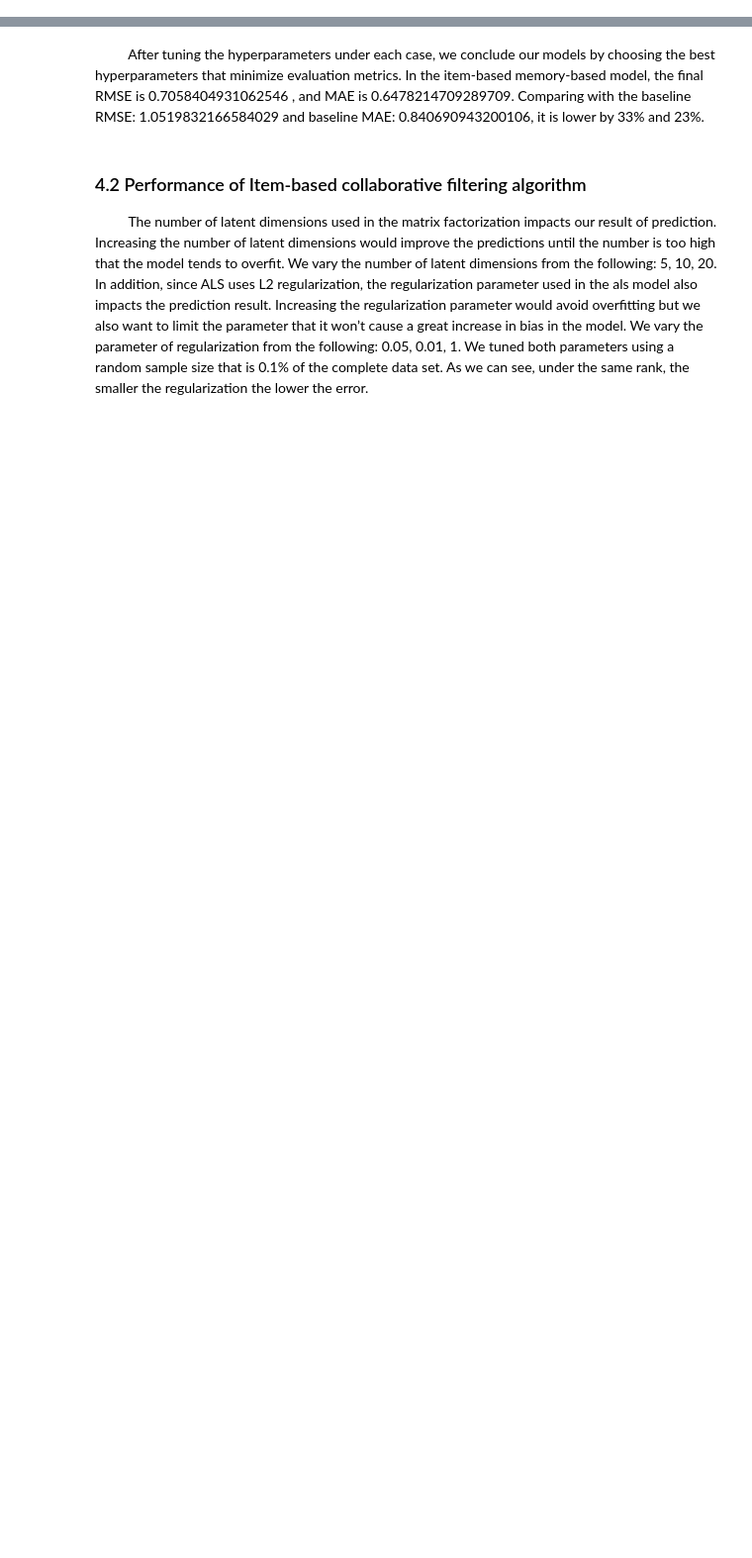
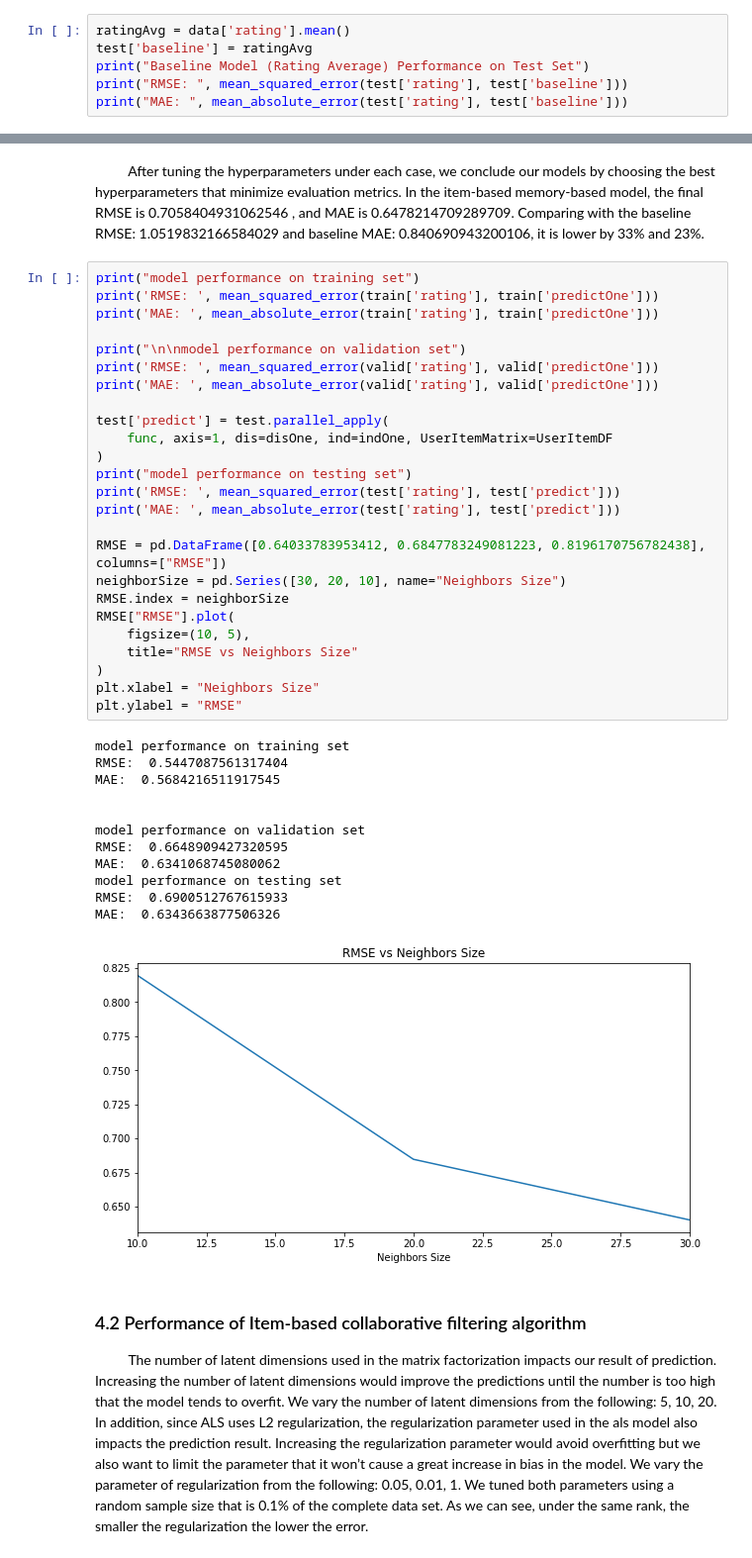
Before and after one commit to jingyouu/4571, a Jupyter notebook: Project1.ipynb, the cells around one changed output, grey strips where cells are left out. Shown at 99% size. Saved outputs shown, nothing was run; the diff lists cells and outputs as text; blank space fills up the shorter version.

```diff
--- a/Project1.ipynb
+++ b/Project1.ipynb
@@ -143,3 +276,9 @@ $\qquad$ We use user coverage to calculate coverage on training and test data. F
 # %% [markdown]
 ### 4. Model Performance ###
 $\qquad$ We implement the root mean square error (RMSE) and mean absolute error (MAE) measurements in the memory-based model to evaluate its performance, while implementing RMSE in the model-based model. In order to achieve relatively better RMSE, we’ve performed grid search to tune the hyperparameters in each model.
+# %%
+ratingAvg = data['rating'].mean()
+test['baseline'] = ratingAvg
+print("Baseline Model (Rating Average) Performance on Test Set")
+print("RMSE: ", mean_squared_error(test['rating'], test['baseline']))
+print("MAE: ", mean_absolute_error(test['rating'], test['baseline']))
@@ -149,5 +351,43 @@ $\qquad$ It is obvious that the size of the neighbourhood would affect the resul
 # %% [markdown]
 $\qquad$ After tuning the hyperparameters under each case, we conclude our models by choosing the best hyperparameters that minimize evaluation metrics. In the item-based memory-based model, the final RMSE is 0.7058404931062546 , and MAE is  0.6478214709289709. Comparing with the baseline RMSE: 1.0519832166584029 and baseline MAE: 0.840690943200106, it is lower by 33% and 23%.
+# %%
+print("model performance on training set")
+print('RMSE: ', mean_squared_error(train['rating'], train['predictOne']))
+print('MAE: ', mean_absolute_error(train['rating'], train['predictOne']))
+
+print("\n\nmodel performance on validation set")
+print('RMSE: ', mean_squared_error(valid['rating'], valid['predictOne']))
+print('MAE: ', mean_absolute_error(valid['rating'], valid['predictOne']))
+
+test['predict'] = test.parallel_apply(
+    func, axis=1, dis=disOne, ind=indOne, UserItemMatrix=UserItemDF
+)
+print("model performance on testing set")
+print('RMSE: ', mean_squared_error(test['rating'], test['predict']))
+print('MAE: ', mean_absolute_error(test['rating'], test['predict']))
+
+RMSE = pd.DataFrame([0.64033783953412, 0.6847783249081223, 0.8196170756782438], columns=["RMSE"])
+neighborSize = pd.Series([30, 20, 10], name="Neighbors Size")
+RMSE.index = neighborSize
+RMSE["RMSE"].plot(
+    figsize=(10, 5),
+    title="RMSE vs Neighbors Size"
+)
+plt.xlabel = "Neighbors Size"
+plt.ylabel = "RMSE"
+# %% [output]
+model performance on training set
+RMSE:  0.5447087561317404
+MAE:  0.5684216511917545
+
+
+model performance on validation set
+RMSE:  0.6648909427320595
+MAE:  0.6341068745080062
+model performance on testing set
+RMSE:  0.6900512767615933
+MAE:  0.6343663877506326
+[figure, added]
 # %% [markdown]
 ### 4.2 Performance of Item-based collaborative filtering algorithm
 $\qquad$ The number of latent dimensions used in the matrix factorization impacts our result of prediction. Increasing the number of latent dimensions would improve the predictions until the number is too high that the model tends to overfit. We vary the number of latent dimensions from the following: 5, 10, 20. In addition, since ALS uses L2 regularization, the regularization parameter used in the als model also impacts the prediction result. Increasing the regularization parameter would avoid overfitting but we also want to limit the parameter that it won’t cause a great increase in bias in the model. We vary the parameter of regularization from the following: 0.05, 0.01, 1. We tuned both parameters using a random sample size that is 0.1% of the complete data set. As we can see, under the same rank, the smaller the regularization the lower the error.
```
Also changed, not shown: parts of 8 cells of this notebook.
